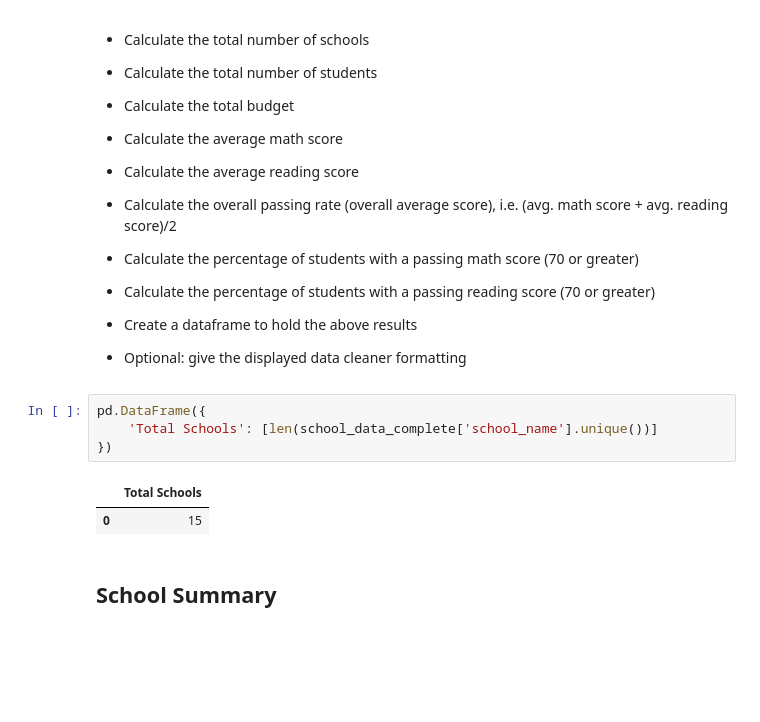
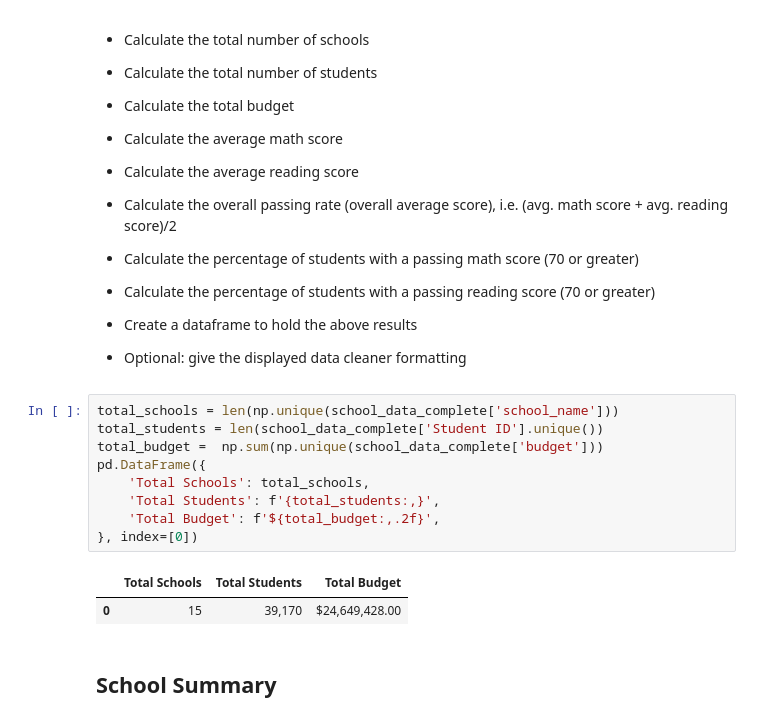
Before and after one commit to davidjaimes/school-district-budget-analysis, a Jupyter notebook: CitySchools.ipynb, the cells around one changed output. Saved outputs shown, nothing was run; the diff lists cells and outputs as text; blank space fills up the shorter version.

Commit message:
use correct format for comma and dollar sign in print out of dataframe

```diff
--- a/CitySchools.ipynb
+++ b/CitySchools.ipynb
@@ -53,13 +54,18 @@ school_data_complete
 * Create a dataframe to hold the above results
 
 * Optional: give the displayed data cleaner formatting
-# %%
-pd.DataFrame({
-    'Total Schools': [len(school_data_complete['school_name'].unique())]
-})
-# %% [output]
-|  | Total Schools |
-| 0 | 15 |
+# %%
+total_schools = len(np.unique(school_data_complete['school_name']))
+total_students = len(school_data_complete['Student ID'].unique())
+total_budget =  np.sum(np.unique(school_data_complete['budget']))
+pd.DataFrame({
+    'Total Schools': total_schools,
+    'Total Students': f'{total_students:,}',
+    'Total Budget': f'${total_budget:,.2f}',
+}, index=[0])
+# %% [output]
+|  | Total Schools | Total Students | Total Budget |
+| 0 | 15 | 39,170 | $24,649,428.00 |
 # %% [markdown]
 ## School Summary
 # %% [markdown]
```
Also changed, not shown: parts of 1 cell of this notebook.
